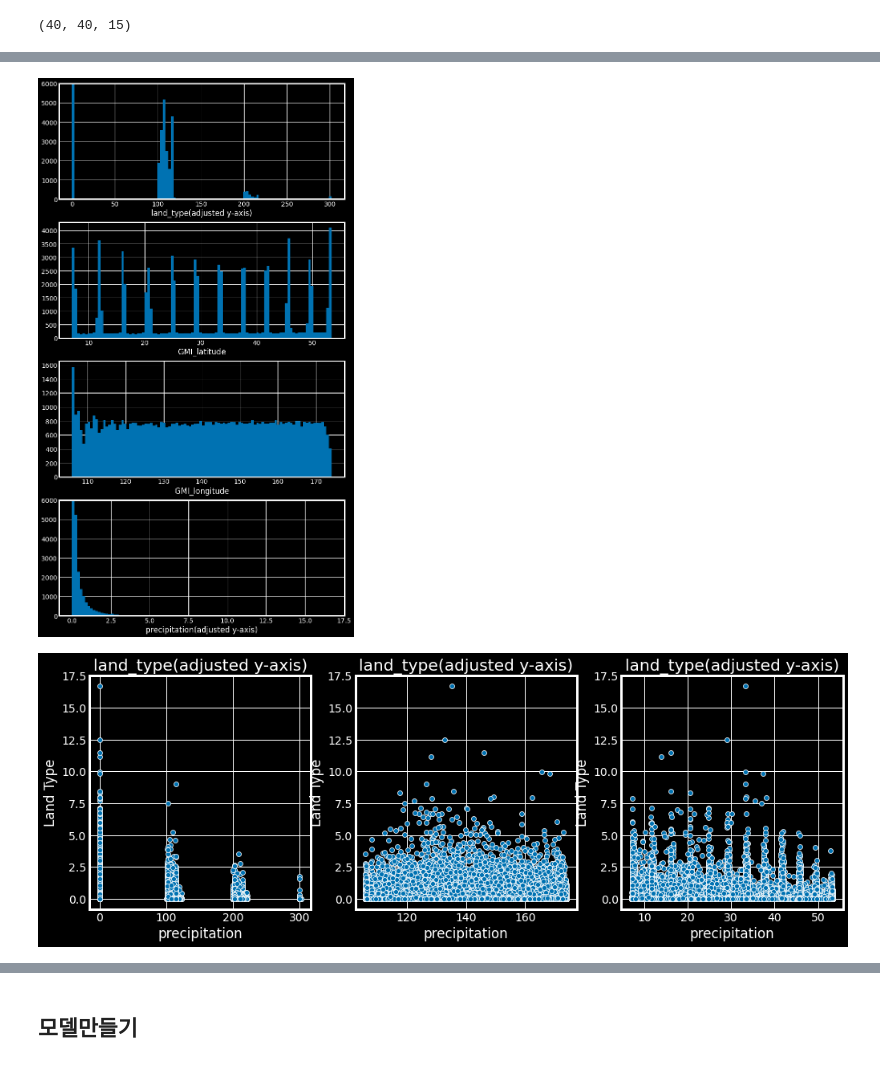
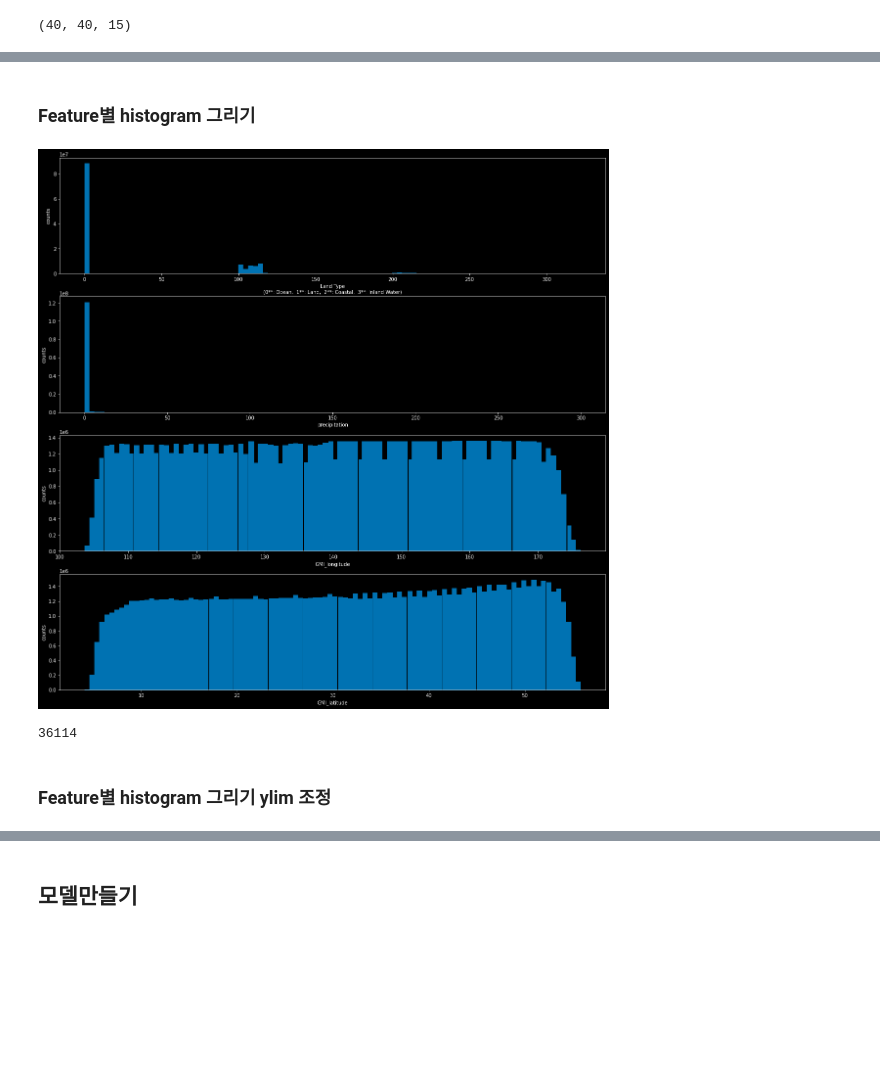
Before and after one commit to deagwon97/dacon-satellite-precipitation, a Jupyter notebook: Dacon_satellite_EDA.ipynb, the cells around one changed output, grey strips where cells are left out. Drawn from its saved outputs; the diff is of its cells as text; code cells hidden in the pictures; blank space fills up the shorter version.

Commit message:
픽셀별 EDA를 진행, land type별 band를 묶어서 더 조사해 볼것

```diff
--- a/Dacon_satellite_EDA.ipynb
+++ b/Dacon_satellite_EDA.ipynb
@@ -34,7 +30,8 @@ tf.__version__
 ## 데이터 받아오기
 # %%
 # 훈련 데이터 및 자가 test데이터 불러오기
-train = np.load('/content/drive/My Drive/2020 Kaggle Study/data/train_total_32bits.npy')
+train = np.load('/content/drive/My Drive/2020 Kaggle Study/data/orbit_no_shuffle/train_add.npy')
+train_orbit = np.load('/content/drive/My Drive/2020 Kaggle Study/data/orbit_no_shuffle/train_orbit.npy')
 #test = np.load('/content/drive/My Drive/2020 Kaggle Study/data/32bits_data/test_32bits.npy')
 # %%
 train.shape
@@ -90,6 +78,12 @@ train[1,39,39,10]
+# %%
+# style 설정
+plt.style.use('dark_background')
+plt.style.use('seaborn-colorblind')
 # %%
-train_numeric[:,0] = train[:,20,20,9] # land type
-train_numeric[:,1] = train[:,20,20,10] # GMI longitude
-train_numeric[:,2] = train[:,20,20,11] # GMI latitude
-train_numeric[:,3] = np.sum(np.sum(train[:,:,:,14],axis = 1), axis = 1)/1600 #precipitation
+train_numeric = np.zeros((train.shape[0] * 40 * 40 ,4), np.float16)
+train_numeric[:,0] = train[:,:,:,9].reshape(-1) # land type
+train_numeric[:,1] = train[:,:,:,10].reshape(-1) # GMI longitude
+train_numeric[:,2] = train[:,:,:,11].reshape(-1) # GMI latitude
+train_numeric[:,3] = train[:,:,:,14].reshape(-1)
 train_numeric[train_numeric[:,3]<0,3]= 0## Null값은 모두 0으로 초기화
+gc.collect()
@@ -96,3 +91,0 @@ train_numeric[train_numeric[:,3]<0,3]= 0## Null값은 모두 0으로 초기화
-# %%
-train_numeric = pd.DataFrame(train_numeric)
-train_numeric.columns = ['land_type', 'GMI_longitude', 'GMI_latitude', 'precipitation']
@@ -99,50 +140,34 @@ train_numeric.columns = ['land_type', 'GMI_longitude', 'GMI_latitude', 'precipit
+# %% [markdown]
+### Feature별 histogram 그리기
 # %%
-plt.style.use('seaborn-colorblind')
-plt.figure(figsize = (10,20))
+plt.figure(figsize = (20,20))
 
 plt.subplot(4,1,1)
-plt.hist(train_numeric.land_type, bins = 100)
-plt.ylim(0,6000)
-plt.xlabel('land_type(adjusted y-axis)')
+plt.hist(train_numeric[:,0], bins = 100)
+#plt.ylim(0,2.0e7)
+plt.ylabel('counts')
+plt.xlabel('Land Type\n(0**: Ocean,  1**: Land,  2**: Coastal,  3**: Inland Water)')
 
 plt.subplot(4,1,2)
-plt.hist(train_numeric.GMI_latitude, bins = 100)
-plt.xlabel('GMI_latitude')
+plt.hist(train_numeric[:,3], bins = 100)
+#plt.ylim(0,0.1e8)
+plt.ylabel('counts')
+plt.xlabel('precipitation')
 
 plt.subplot(4,1,3)
-plt.hist(train_numeric.GMI_longitude, bins = 100)
+plt.hist(train_numeric[:,1], bins = 100)
+plt.ylabel('counts')
 plt.xlabel('GMI_longitude')
 
 plt.subplot(4,1,4)
-plt.hist(train_numeric.precipitation, bins = 100)
-plt.ylim(0,6000)
-plt.xlabel('precipitation(adjusted y-axis)')
+plt.hist(train_numeric[:,2], bins = 100)
+plt.ylabel('counts')
+plt.xlabel('GMI_latitude')
 
 plt.show()
+gc.collect()
 # %% [output]
-[figure, old version]
+[figure, new version]
+36114
-# %%
-plt.style.use('seaborn-colorblind')
-plt.figure(figsize = (15,5))
-
-plt.subplot(1,3,1)
-sns.scatterplot(train_numeric.land_type,train_numeric.precipitation)
-plt.xlabel('precipitation')
-plt.ylabel('Land Type')
-plt.title('land_type(adjusted y-axis)')
-
-plt.subplot(1,3,2)
-sns.scatterplot(train_numeric.GMI_latitude,train_numeric.precipitation)
-plt.xlabel('precipitation')
-plt.ylabel('Land Type')
-plt.title('land_type(adjusted y-axis)')
-
-plt.subplot(1,3,3)
-sns.scatterplot(train_numeric.GMI_longitude,train_numeric.precipitation)
-plt.xlabel('precipitation')
-plt.ylabel('Land Type')
-plt.title('land_type(adjusted y-axis)')
-
-plt.show()
-# %% [output]
-[figure, removed]
+# %% [markdown]
+### Feature별 histogram 그리기 ylim 조정
```
Also changed, not shown: parts of 34 cells of this notebook.
